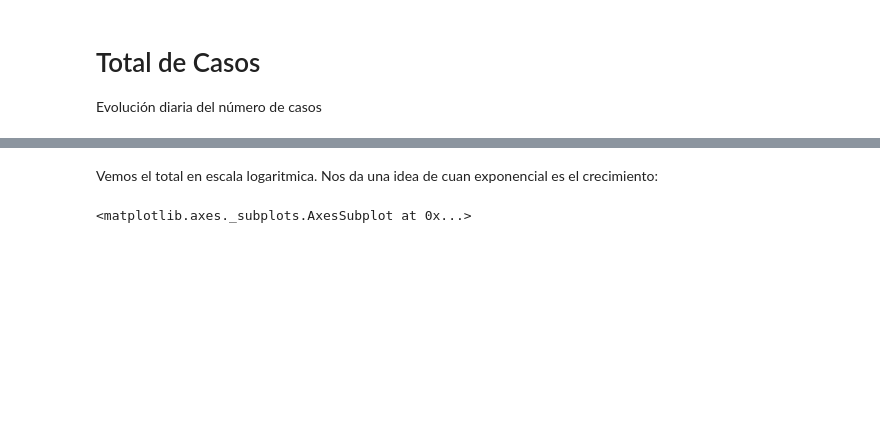
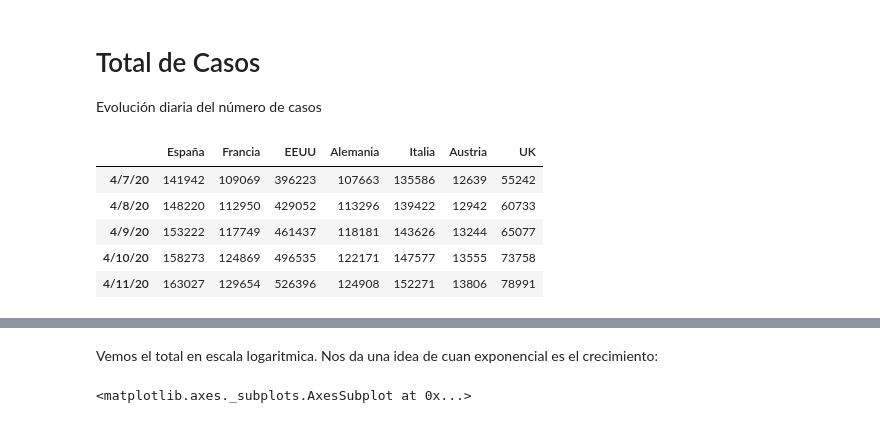
Before and after one commit to eugeniogarcia/python, a Jupyter notebook: AI notebooks/Datasets/Covid-19.ipynb, the cells around one changed output, grey strips where cells are left out. Saved outputs shown, nothing was run; the diff lists cells and outputs as text; code cells hidden in the pictures; blank space fills up the shorter version.

```diff
--- a/AI notebooks/Datasets/Covid-19.ipynb
+++ b/AI notebooks/Datasets/Covid-19.ipynb
@@ -150,6 +158,15 @@ total_curados.tail()
 # Total de Casos
 
 Evolución diaria del número de casos
+# %%
+total_casos.tail()
+# %% [output]
+|  | España | Francia | EEUU | Alemania | Italia | Austria | UK |
+| 4/7/20 | 141942 | 109069 | 396223 | 107663 | 135586 | 12639 | 55242 |
+| 4/8/20 | 148220 | 112950 | 429052 | 113296 | 139422 | 12942 | 60733 |
+| 4/9/20 | 153222 | 117749 | 461437 | 118181 | 143626 | 13244 | 65077 |
+| 4/10/20 | 158273 | 124869 | 496535 | 122171 | 147577 | 13555 | 73758 |
+| 4/11/20 | 163027 | 129654 | 526396 | 124908 | 152271 | 13806 | 78991 |
 # %%
 total_casos[-20:].plot(title="Total de casos")
 # %% [output]
```
Also changed, not shown: parts of 24 cells of this notebook.
